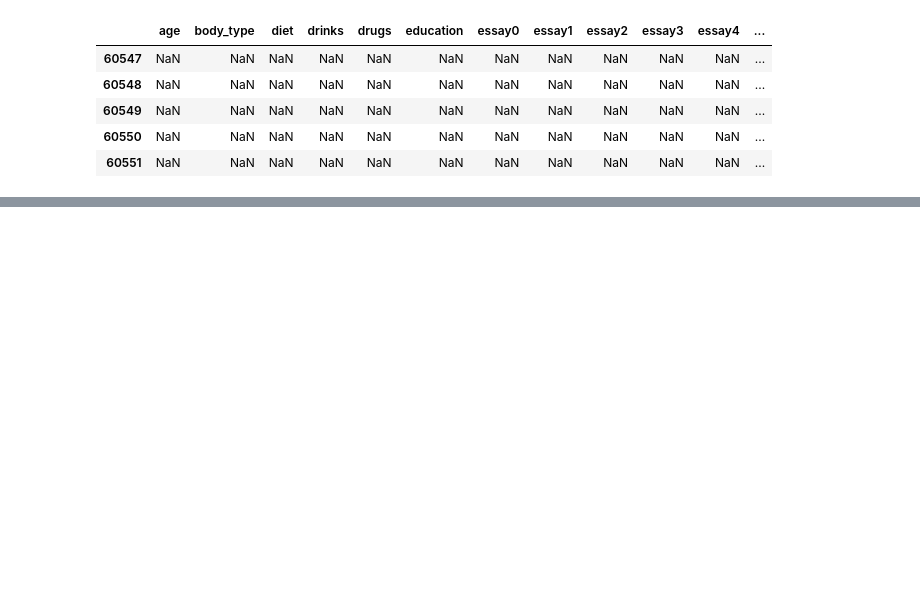
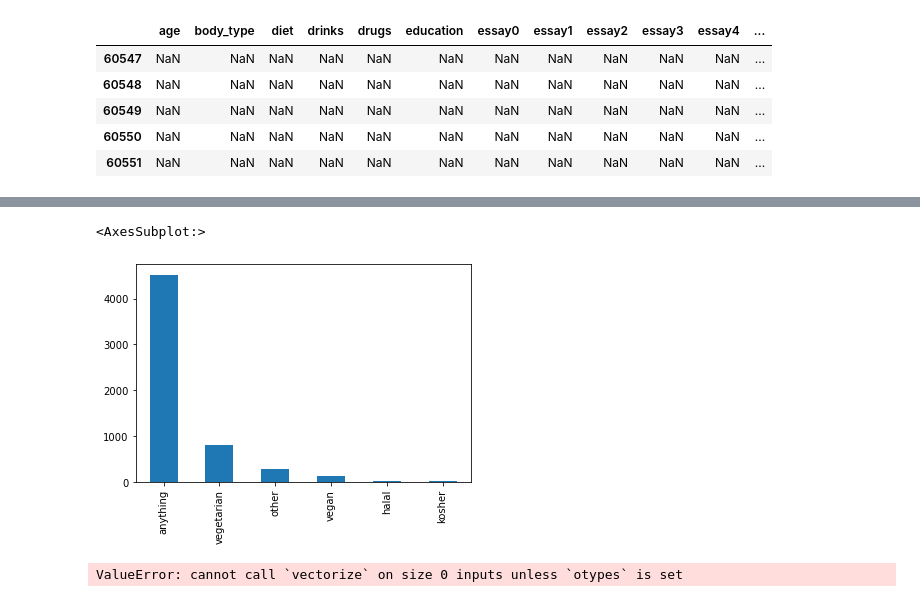
Before and after one commit to karatasibrahim/YapayZekaKamp, a Jupyter notebook: Projects/Three generations seeking romance - Regression & Classification/Three generations seeking romance - Regression & Classification.ipynb, the cells around one changed output, grey strips where cells are left out. Cells and saved outputs as stored; diff of their text form; code cells hidden in the pictures; blank space fills up the shorter version.

```diff
--- a/Projects/Three generations seeking romance - Regression & Classification/Three generations seeking romance - Regression & Classification.ipynb
+++ b/Projects/Three generations seeking romance - Regression & Classification/Three generations seeking romance - Regression & Classification.ipynb
@@ -33,0 +58,16 @@ df.tail()
+# %%
+status={"mostly":"","strictly":""}
+df["diet"].replace(status,regex=True,inplace=True)
+df["diet"]=df["diet"].str.strip()
+df["diet"].value_counts().plot.bar()
+# %% [output]
+<AxesSubplot:>
+[figure, added]
+# %%
+
+df["education"].replace({"working on":"student","graduated from":"graduated","dropped out":"dropped"},regex=True)
+df["education"]=df["education"].str.split().str[0]
+df["education"].replace({"college/university":"student","two-year":"student","masters":"student","working":"student","space":"student","ph.d":"graduated","law":"graduated","high":"graduated"},regex=True,inplace=True)
+df["education"].value_counts().plot.bar()
+# %% [output]
+ValueError: cannot call `vectorize` on size 0 inputs unless `otypes` is set
```
Also changed, not shown: parts of 4 cells of this notebook.
